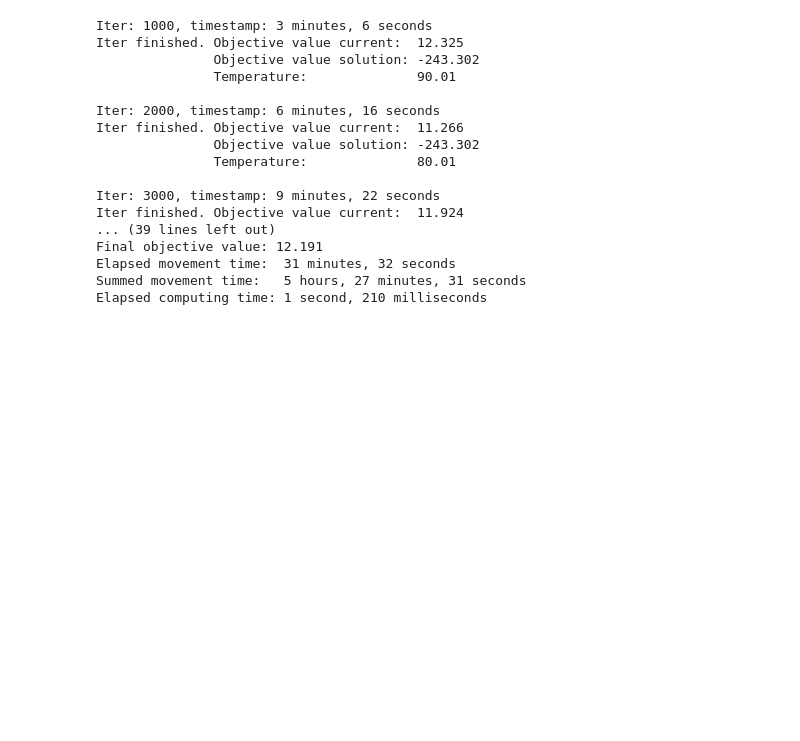
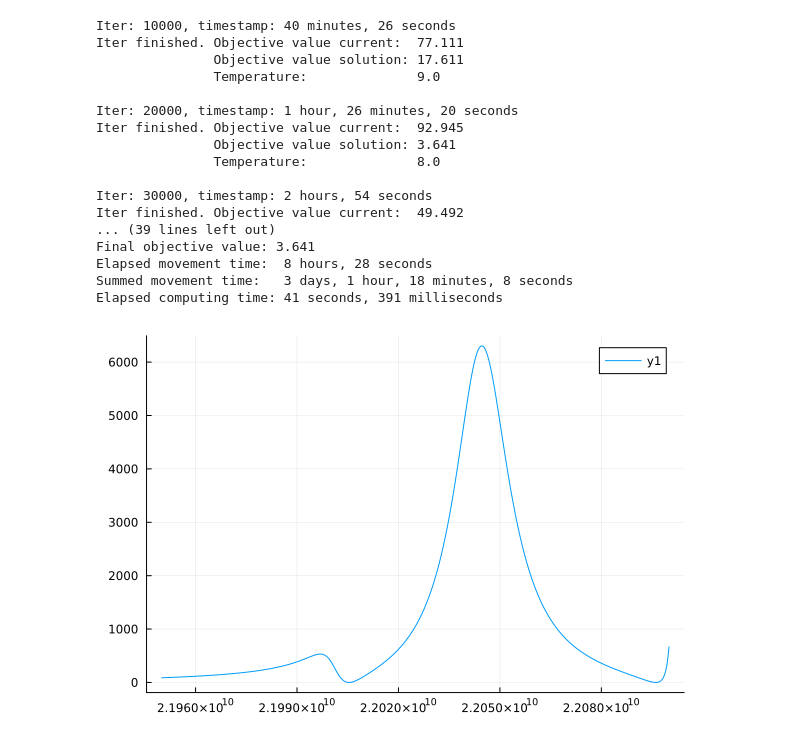
Before and after one commit to bergermann/Dragoon.jl, a Jupyter notebook: examples/testing.ipynb, the cells around one changed output. Cells and saved outputs as stored; diff of their text form; code cells hidden in the pictures; blank space fills up the shorter version.

```diff
--- a/examples/testing.ipynb
+++ b/examples/testing.ipynb
@@ -60,32 +114,36 @@ Objective Value: -243.3, Timestamp: 0000-01-01T00:00:00
 # %%
-T = collect(range(100; length=10001,stop=0))
+T = collect(range(1; length=100001,stop=0))
 
 trace = simulatedAnnealing(booster,hist,freqs,
             T,100e-6,
-            Dragoon.ObjRefLin(ref0),
+            ObjRef1dSquare(ref1),
             UnstuckDont;
             maxiter=Int(1e6),
             showtrace=true,
-            showevery=1000,
+            showevery=10000,
             unstuckisiter=true,
             traceevery=1,
             resettimer=true)
 ;
 # %% [output]
-Iter: 1000, timestamp: 3 minutes, 6 seconds
-Iter finished. Objective value current:  12.325
-               Objective value solution: -243.302
-               Temperature:              90.01
+Iter: 10000, timestamp: 40 minutes, 26 seconds
+Iter finished. Objective value current:  77.111
+               Objective value solution: 17.611
+               Temperature:              9.0
 
-Iter: 2000, timestamp: 6 minutes, 16 seconds
-Iter finished. Objective value current:  11.266
-               Objective value solution: -243.302
-               Temperature:              80.01
+Iter: 20000, timestamp: 1 hour, 26 minutes, 20 seconds
+Iter finished. Objective value current:  92.945
+               Objective value solution: 3.641
+               Temperature:              8.0
 
-Iter: 3000, timestamp: 9 minutes, 22 seconds
-Iter finished. Objective value current:  11.924
+Iter: 30000, timestamp: 2 hours, 54 seconds
+Iter finished. Objective value current:  49.492
 ... (39 lines left out)
-Final objective value: 12.191
-Elapsed movement time:  31 minutes, 32 seconds
-Summed movement time:   5 hours, 27 minutes, 31 seconds
-Elapsed computing time: 1 second, 210 milliseconds
+Final objective value: 3.641
+Elapsed movement time:  8 hours, 28 seconds
+Summed movement time:   3 days, 1 hour, 18 minutes, 8 seconds
+Elapsed computing time: 41 seconds, 391 milliseconds
+# %%
+plot(freqsplot,getBoost1d(booster,freqsplot))
+# %% [output]
+[figure, added]
```
Also changed, not shown: parts of 7 cells of this notebook, 1 other file.
